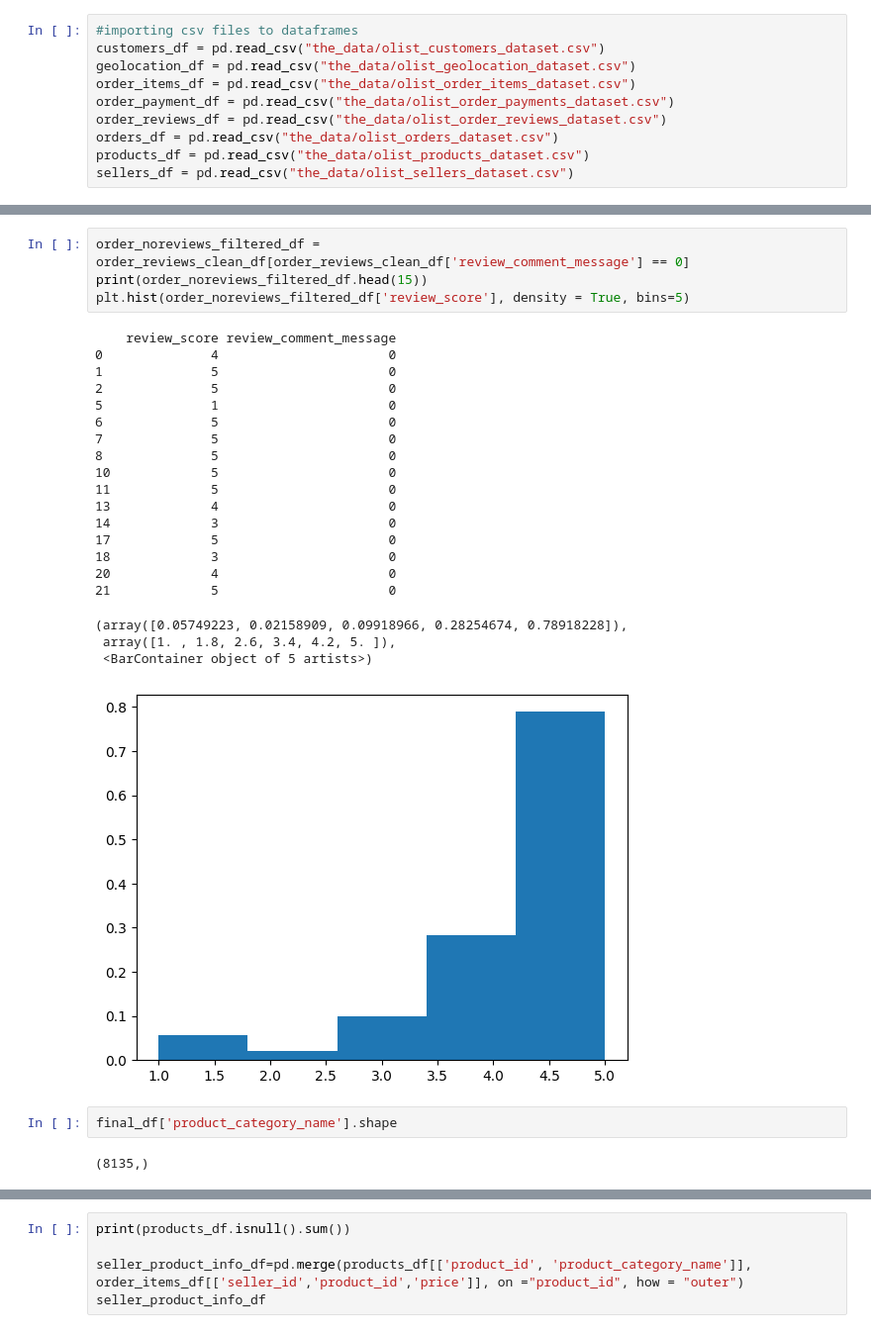
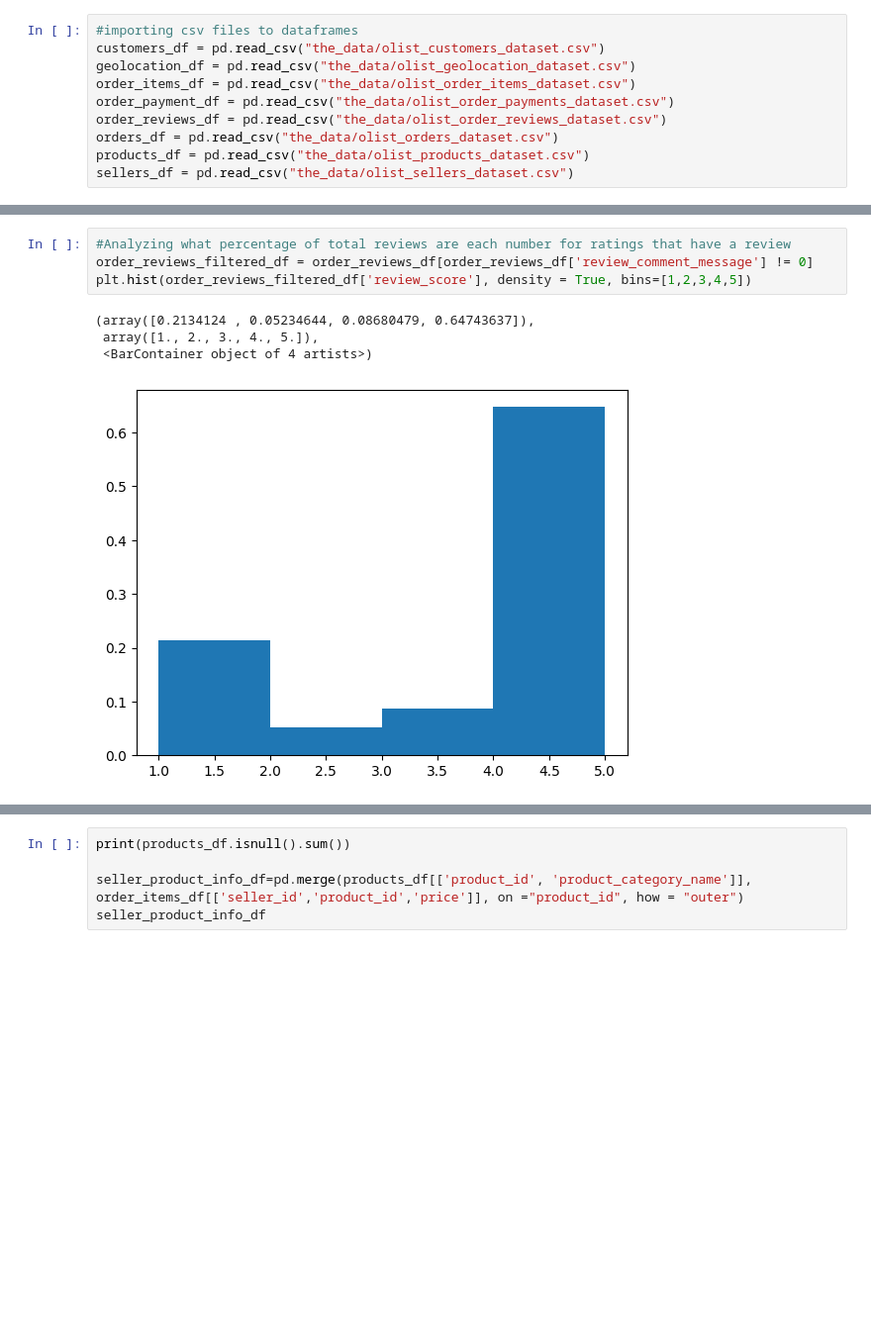
Before and after one commit to jasonhu03/datathon, a Jupyter notebook: datathon.ipynb, the cells around one changed output, grey strips where cells are left out. Shown: that part at 99% size. Drawn from its saved outputs; the diff is of its cells as text; blank space fills up the shorter version.

```diff
--- a/datathon.ipynb
+++ b/datathon.ipynb
@@ -194,29 +176,9 @@ plt.hist(order_reviews_filtered_df['review_score'], density = True, bins=5)
-# %%
-order_noreviews_filtered_df = order_reviews_clean_df[order_reviews_clean_df['review_comment_message'] == 0]
-print(order_noreviews_filtered_df.head(15))
-plt.hist(order_noreviews_filtered_df['review_score'], density = True, bins=5)
-# %% [output]
-    review_score review_comment_message
-0              4                      0
-1              5                      0
-2              5                      0
-5              1                      0
-6              5                      0
-7              5                      0
-8              5                      0
-10             5                      0
-11             5                      0
-13             4                      0
-14             3                      0
-17             5                      0
-18             3                      0
-20             4                      0
-21             5                      0
-(array([0.05749223, 0.02158909, 0.09918966, 0.28254674, 0.78918228]),
- array([1. , 1.8, 2.6, 3.4, 4.2, 5. ]),
- <BarContainer object of 5 artists>)
-[figure, removed]
-# %%
-final_df['product_category_name'].shape
-# %% [output]
-(8135,)
+# %%
+#Analyzing what percentage of total reviews are each number for ratings that have a review
+order_reviews_filtered_df = order_reviews_df[order_reviews_df['review_comment_message'] != 0]
+plt.hist(order_reviews_filtered_df['review_score'], density = True, bins=[1,2,3,4,5])
+# %% [output]
+(array([0.2134124 , 0.05234644, 0.08680479, 0.64743637]),
+ array([1., 2., 3., 4., 5.]),
+ <BarContainer object of 4 artists>)
+[figure, added]
```
Also changed, not shown: parts of 14 cells of this notebook, 2 other files.
